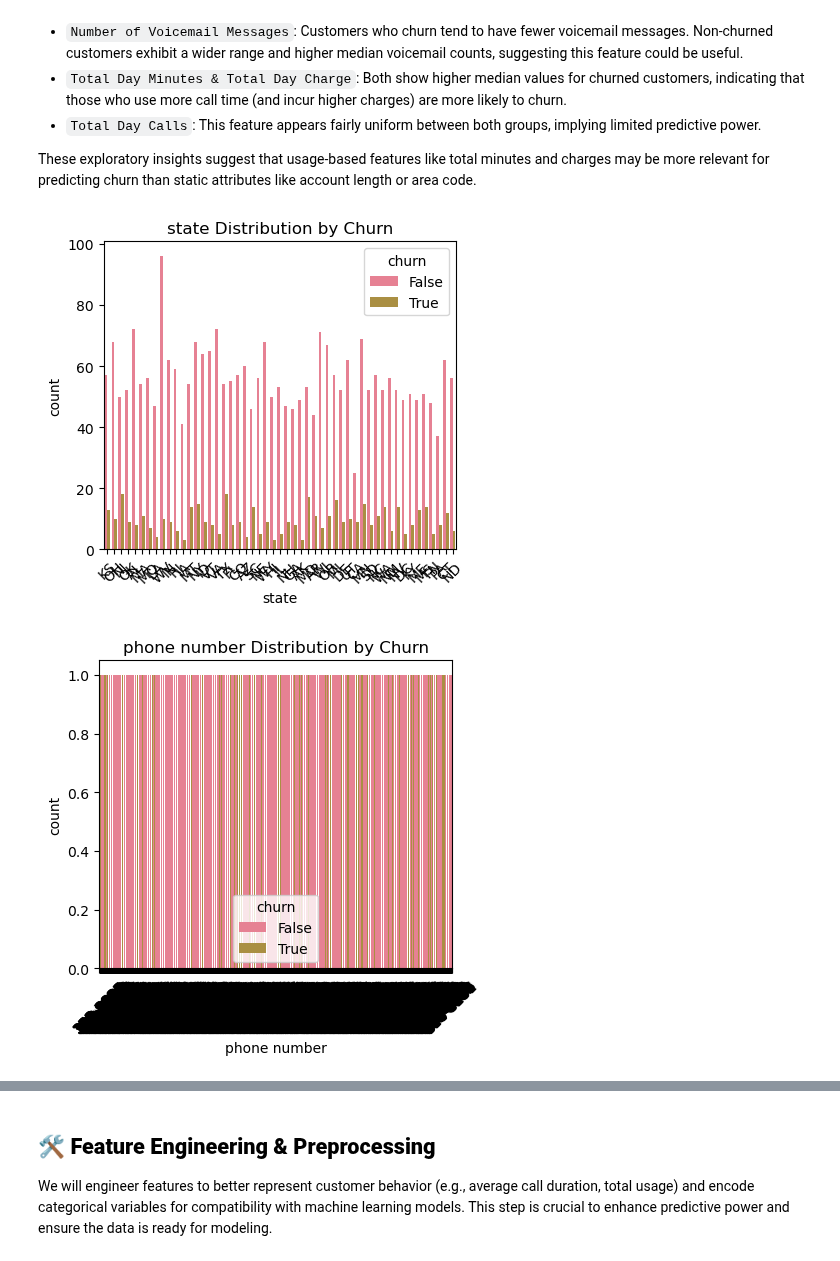
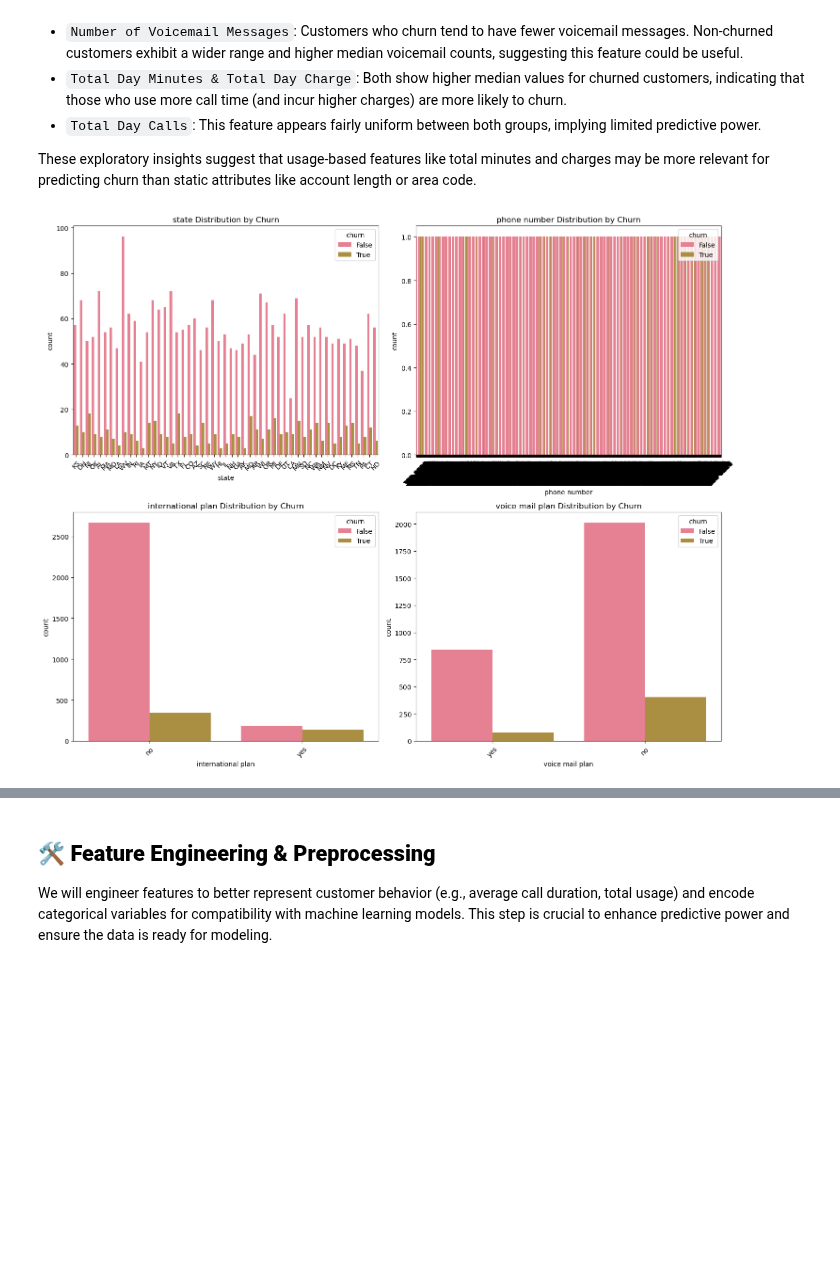
Before and after one commit to Tdoggie/phase-3-project, a Jupyter notebook: index.ipynb, the cells around one changed output, grey strips where cells are left out. Saved outputs shown, nothing was run; the diff lists cells and outputs as text; code cells hidden in the pictures; blank space fills up the shorter version.

```diff
--- a/index.ipynb
+++ b/index.ipynb
@@ -271,18 +288,16 @@ plt.show()
 
 These exploratory insights suggest that usage-based features like total minutes and charges may be more relevant for predicting churn than static attributes like account length or area code.
 # %%
-# Categorical features analysis
-for feature in categorical_features[:4]:  # Analyze first 4 categorical features
-    # Visualization
-    plt.figure(figsize=(10, 4))
+# Categorical features analysis (first 4)
+fig, axes = plt.subplots(2, 2, figsize=(15, 12))
+axes = axes.ravel()  # Flatten the 2D array of axes to 1D for easy indexing
 
-    # Count plot
-    plt.subplot(1, 2, 1)
-    sns.countplot(data=df, x=feature, hue=target_col)
-    plt.title(f'{feature} Distribution by Churn')
-    plt.xticks(rotation=45)
+for i, feature in enumerate(categorical_features[:4]):
+    sns.countplot(data=df, x=feature, hue=target_col, ax=axes[i])
+    axes[i].set_title(f'{feature} Distribution by Churn')
+    axes[i].tick_params(axis='x', rotation=45)
 
-    plt.show()
+plt.tight_layout()
+plt.show()
 # %% [output]
-[figure, old version]
+[figure, new version]
-[figure, removed]
```
Also changed, not shown: parts of 24 cells of this notebook.
